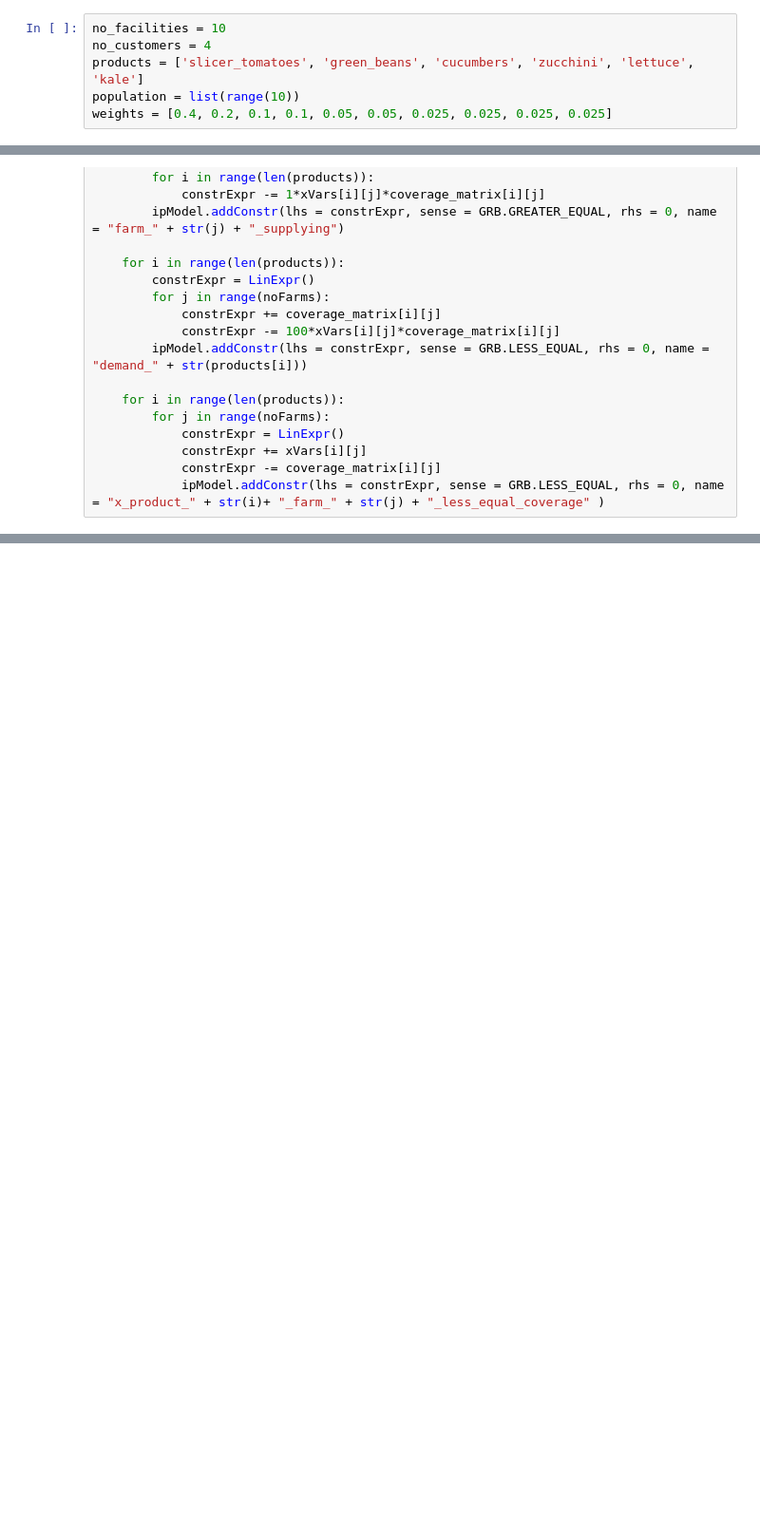
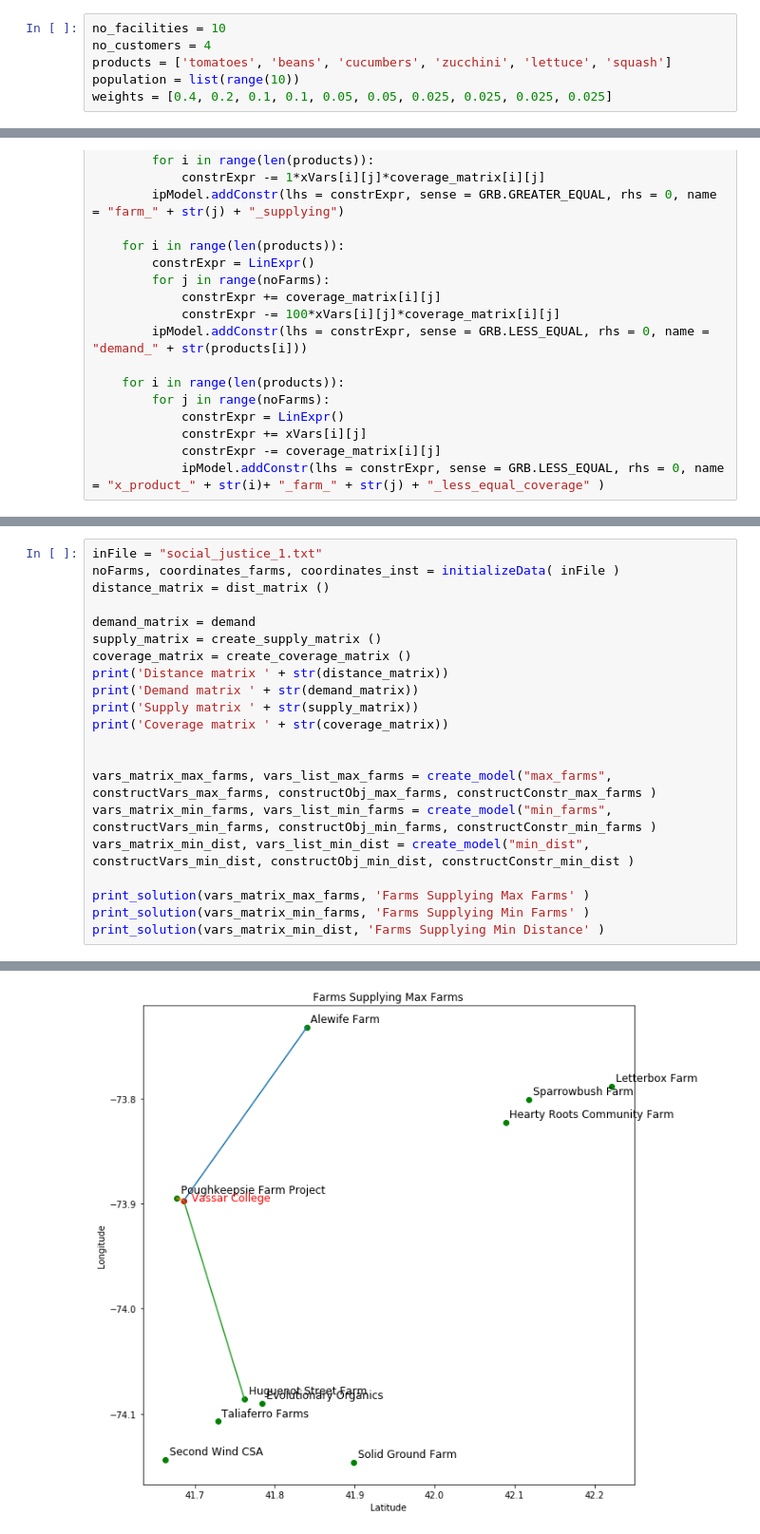
Before and after one commit to PaulaBarmaimon/social_justice, a Jupyter notebook: Social_Justice_MaxFarms_MinFarms_Min_Distance.ipynb, the cells around one changed output, grey strips where cells are left out. Shown at 95% size. Drawn from its saved outputs; the diff is of its cells as text; blank space fills up the shorter version.

```diff
--- a/Social_Justice_MaxFarms_MinFarms_Min_Distance.ipynb
+++ b/Social_Justice_MaxFarms_MinFarms_Min_Distance.ipynb
@@ -70,7 +70,7 @@ Demand:[[3], [1], [6], [3], [4], [8]]
 # %%
 no_facilities = 10
 no_customers = 4
-products = ['slicer_tomatoes', 'green_beans', 'cucumbers', 'zucchini', 'lettuce', 'kale']
+products = ['tomatoes', 'beans', 'cucumbers', 'zucchini', 'lettuce', 'squash']
 population = list(range(10))
 weights = [0.4, 0.2, 0.1, 0.1, 0.05, 0.05, 0.025, 0.025, 0.025, 0.025]
 # %%
@@ -506,0 +384,22 @@ Total Distance (km) 17.27702327186039
+# %%
+inFile = "social_justice_1.txt"
+noFarms, coordinates_farms, coordinates_inst = initializeData( inFile )
+distance_matrix = dist_matrix ()
+
+demand_matrix = demand
+supply_matrix = create_supply_matrix ()
+coverage_matrix = create_coverage_matrix ()
+print('Distance matrix ' + str(distance_matrix))
+print('Demand matrix ' + str(demand_matrix))
+print('Supply matrix ' + str(supply_matrix))
+print('Coverage matrix ' + str(coverage_matrix))
+
+
+vars_matrix_max_farms, vars_list_max_farms = create_model("max_farms", constructVars_max_farms, constructObj_max_farms, constructConstr_max_farms )
+vars_matrix_min_farms, vars_list_min_farms = create_model("min_farms", constructVars_min_farms, constructObj_min_farms, constructConstr_min_farms )
+vars_matrix_min_dist, vars_list_min_dist = create_model("min_dist", constructVars_min_dist, constructObj_min_dist, constructConstr_min_dist )
+
+print_solution(vars_matrix_max_farms, 'Farms Supplying Max Farms' )
+print_solution(vars_matrix_min_farms, 'Farms Supplying Min Farms' )
+print_solution(vars_matrix_min_dist, 'Farms Supplying Min Distance' )
+# %% [output]
@@ -506,0 +423 @@ Total Distance (km) 17.27702327186039
+[figure, added]
```
Also changed, not shown: parts of 5 cells of this notebook, 3 other files.
